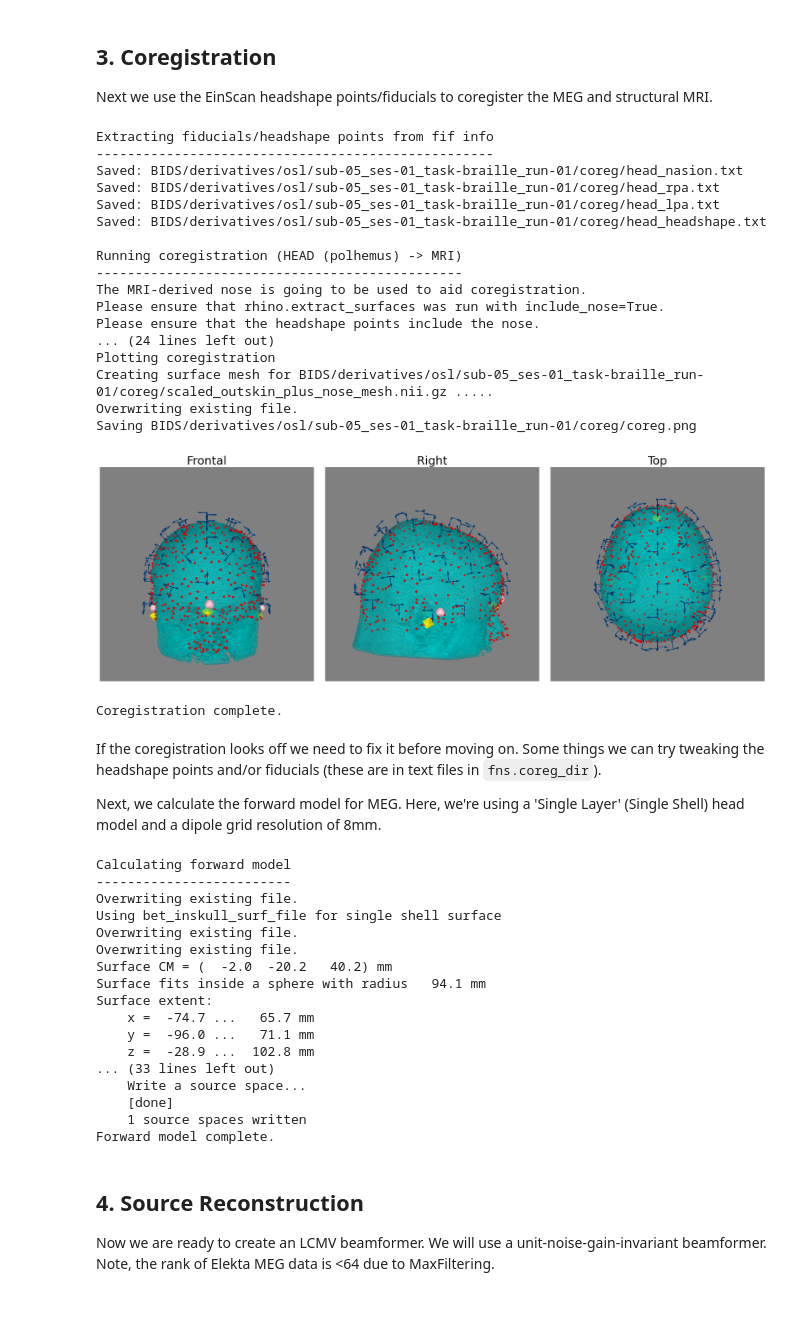
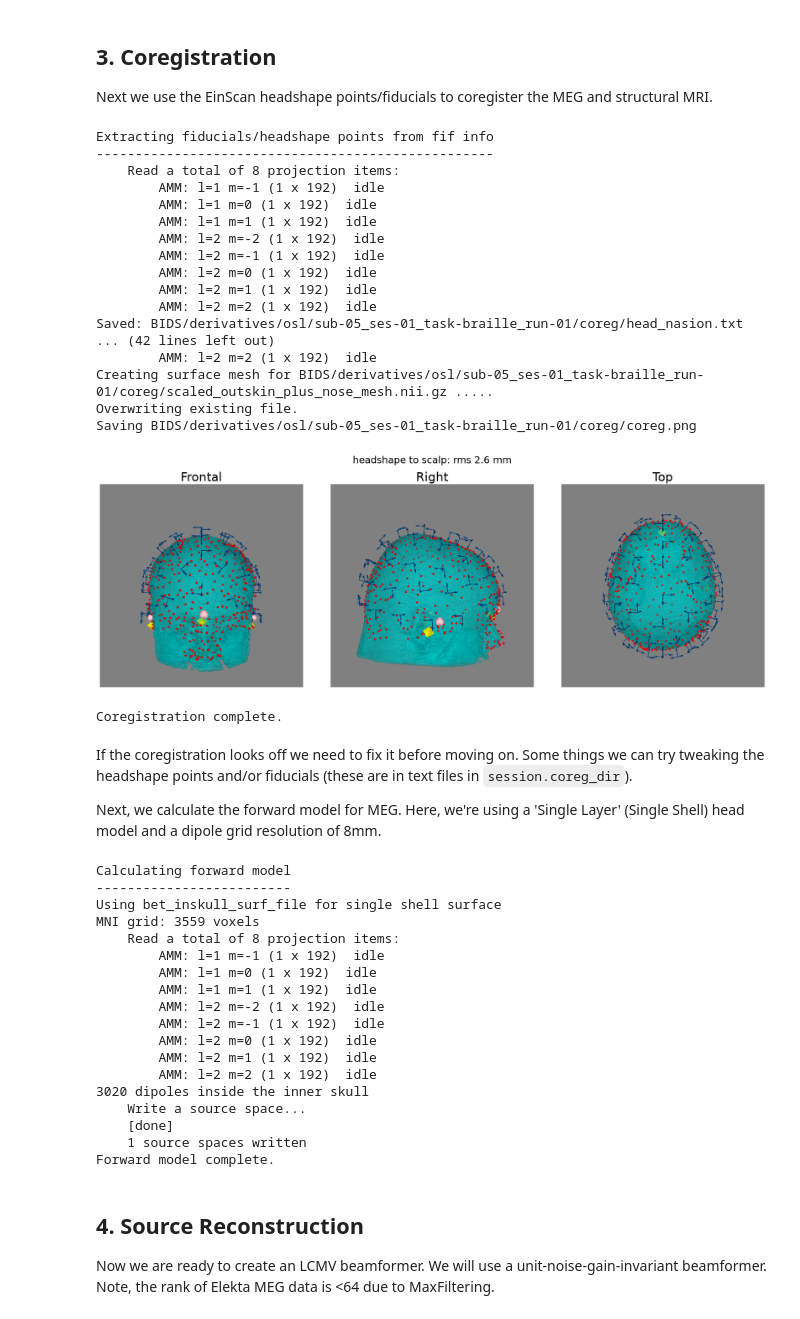
Before and after one commit to OHBA-analysis/Canonical-HMM-Networks, a Jupyter notebook: opm.ipynb, the cells around one changed output. Cells and saved outputs as stored; diff of their text form; code cells hidden in the pictures.

```diff
--- a/opm.ipynb
+++ b/opm.ipynb
@@ -76,10 +73,10 @@ To enable the following instructions: AVX2 FMA, in other operations, rebuild Ten
 Let's specify which session in the `BIDS` directory we wish to study.
 # %%
 subject = "05"
-session = "01"
+ses = "01"
 task = "braille"
 run = "01"
-id = f"sub-{subject}_ses-{session}_task-{task}_run-{run}"
+id = f"sub-{subject}_ses-{ses}_task-{task}_run-{run}"
 print("id:", id)
 # %% [output]
 id: sub-05_ses-01_task-braille_run-01
@@ -270,9 +251,9 @@ Now we have the preprocessed sensor data and the MRI surfaces. We can perform an
 # %%
-fns = OSLFilenames(
+session = Session(
     outdir="BIDS/derivatives/osl",
     id=id,
     preproc_file=f"BIDS/derivatives/preprocessed/{id}_preproc-raw.fif",
     surfaces_dir=f"BIDS/derivatives/anat_surfaces/sub-{subject}",
 )
-print(fns)
+print(session)
 # %% [output]
@@ -294,48 +277,49 @@ Now let's extract the Polhemus from the preprocessed fif file and coregister the
 
 Next we use the EinScan headshape points/fiducials to coregister the MEG and structural MRI.
 # %%
-rhino.extract_fiducials_and_headshape_from_fif(fns)
-rhino.coregister_head_and_mri(fns, show=True)
+rhino.extract_fiducials_and_headshape_from_fif(session)
+rhino.coregister_head_and_mri(session, show=True)
 # %% [output]
 Extracting fiducials/headshape points from fif info
 ---------------------------------------------------
+    Read a total of 8 projection items:
+        AMM: l=1 m=-1 (1 x 192)  idle
+        AMM: l=1 m=0 (1 x 192)  idle
+        AMM: l=1 m=1 (1 x 192)  idle
+        AMM: l=2 m=-2 (1 x 192)  idle
+        AMM: l=2 m=-1 (1 x 192)  idle
+        AMM: l=2 m=0 (1 x 192)  idle
+        AMM: l=2 m=1 (1 x 192)  idle
+        AMM: l=2 m=2 (1 x 192)  idle
 Saved: BIDS/derivatives/osl/sub-05_ses-01_task-braille_run-01/coreg/head_nasion.txt
-Saved: BIDS/derivatives/osl/sub-05_ses-01_task-braille_run-01/coreg/head_rpa.txt
-Saved: BIDS/derivatives/osl/sub-05_ses-01_task-braille_run-01/coreg/head_lpa.txt
-Saved: BIDS/derivatives/osl/sub-05_ses-01_task-braille_run-01/coreg/head_headshape.txt
-
-Running coregistration (HEAD (polhemus) -> MRI)
------------------------------------------------
-The MRI-derived nose is going to be used to aid coregistration.
-Please ensure that rhino.extract_surfaces was run with include_nose=True.
-Please ensure that the headshape points include the nose.
-... (24 lines left out)
-Plotting coregistration
+... (42 lines left out)
+        AMM: l=2 m=2 (1 x 192)  idle
 Creating surface mesh for BIDS/derivatives/osl/sub-05_ses-01_task-braille_run-01/coreg/scaled_outskin_plus_nose_mesh.nii.gz .....
 Overwriting existing file.
 Saving BIDS/derivatives/osl/sub-05_ses-01_task-braille_run-01/coreg/coreg.png
-[figure, old version]
+[figure, new version]
 Coregistration complete.
 # %% [markdown]
-If the coregistration looks off we need to fix it before moving on. Some things we can try tweaking the headshape points and/or fiducials (these are in text files in `fns.coreg_dir`).
+If the coregistration looks off we need to fix it before moving on. Some things we can try tweaking the headshape points and/or fiducials (these are in text files in `session.coreg_dir`).
 
 Next, we calculate the forward model for MEG. Here, we're using a 'Single Layer' (Single Shell) head model and a dipole grid resolution of 8mm.
 # %%
-rhino.forward_model(fns, model="Single Layer", gridstep=8)
+rhino.forward_model(session, model="Single Layer", gridstep=8)
 # %% [output]
 Calculating forward model
 -------------------------
-Overwriting existing file.
 Using bet_inskull_surf_file for single shell surface
-Overwriting existing file.
-Overwriting existing file.
-Surface CM = (  -2.0  -20.2   40.2) mm
-Surface fits inside a sphere with radius   94.1 mm
-Surface extent:
-    x =  -74.7 ...   65.7 mm
-    y =  -96.0 ...   71.1 mm
-    z =  -28.9 ...  102.8 mm
-... (33 lines left out)
+MNI grid: 3559 voxels
+    Read a total of 8 projection items:
+        AMM: l=1 m=-1 (1 x 192)  idle
+        AMM: l=1 m=0 (1 x 192)  idle
+        AMM: l=1 m=1 (1 x 192)  idle
+        AMM: l=2 m=-2 (1 x 192)  idle
+        AMM: l=2 m=-1 (1 x 192)  idle
+        AMM: l=2 m=0 (1 x 192)  idle
+        AMM: l=2 m=1 (1 x 192)  idle
+        AMM: l=2 m=2 (1 x 192)  idle
+3020 dipoles inside the inner skull
     Write a source space...
     [done]
     1 source spaces written
```
Also changed, not shown: parts of 22 cells of this notebook, 11 other files.
